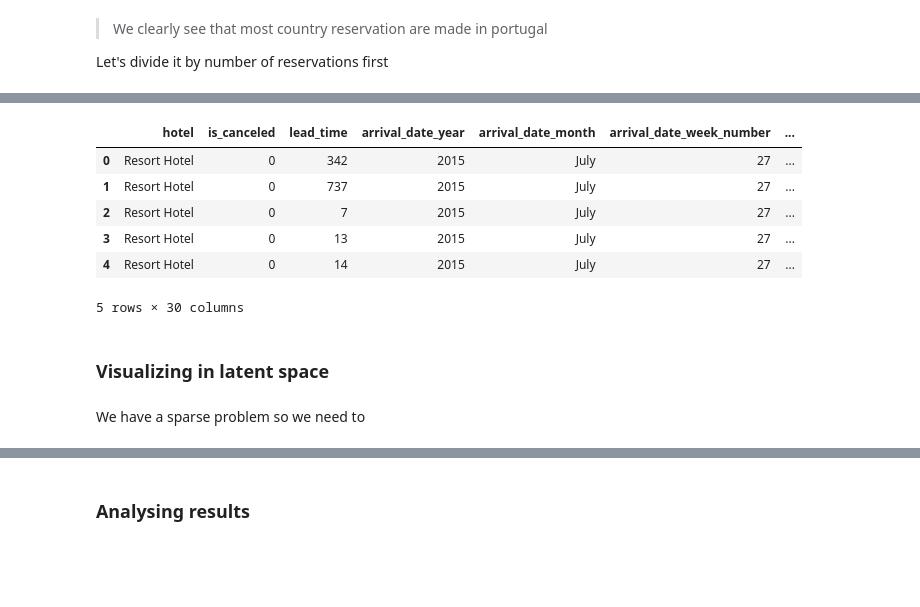
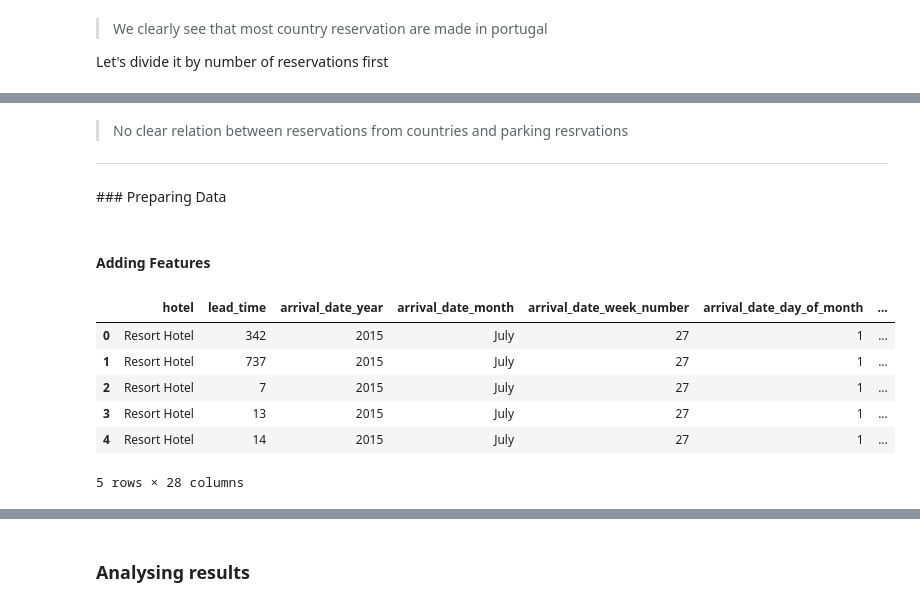
Before and after one commit to AmineDiro/Hotel-Bookings, a Jupyter notebook: TP2.ipynb, the cells around one changed output, grey strips where cells are left out. Saved outputs shown, nothing was run; the diff lists cells and outputs as text; code cells hidden in the pictures; blank space fills up the shorter version.

```diff
--- a/TP2.ipynb
+++ b/TP2.ipynb
@@ -611,19 +556,37 @@ df = data.copy()
+# %% [markdown]
+> No clear relation between reservations from countries and parking resrvations
+
+---
+# %% [markdown]
+### Preparing Data
+# %% [markdown]
+#### Adding Features
 # %%
+df = data.copy()
+
 def family(data):
     if ((data['adults'] > 0) & (data['children'] > 0)) or ((data['adults'] > 0) & (data['babies'] > 0)) :
         val = 1
     else:
         val = 0
     return val
 
-def deposit(data):
-    if ((data['deposit_type'] == 'No Deposit') | (data['deposit_type'] == 'Refundable')):
-        return 0
-    else:
-        return 1
+
 def feature(data):
     data["is_family"] = data.apply(family, axis = 1)
     data["total_customer"] = data["adults"] + data["children"] + data["babies"]
-    data["deposit_given"] = data.apply(deposit, axis=1)
     data["total_nights"] = data["stays_in_weekend_nights"]+ data["stays_in_week_nights"]
     return data
+
+df = feature(df)
+df = df.drop(columns = ['company','adults', 'babies', 'children', 'deposit_type', 'reservation_status_date','is_canceled'])
+
+df.head()
+# %% [output]
+|  | hotel | lead_time | arrival_date_year | arrival_date_month | arrival_date_week_number | arrival_date_day_of_month | ... |
+| 0 | Resort Hotel | 342 | 2015 | July | 27 | 1 | ... |
+| 1 | Resort Hotel | 737 | 2015 | July | 27 | 1 | ... |
+| 2 | Resort Hotel | 7 | 2015 | July | 27 | 1 | ... |
+| 3 | Resort Hotel | 13 | 2015 | July | 27 | 1 | ... |
+| 4 | Resort Hotel | 14 | 2015 | July | 27 | 1 | ... |
+5 rows × 28 columns
@@ -633,15 +592,0 @@ df = df.drop(columns = ['company','adults', 'babies', 'children', 'deposit_type'
-# %%
-df['required_car_parking_spaces']=df['required_car_parking_spaces'].apply(lambda x : 1 if x>0 else 0 )
-df.head()
-# %% [output]
-|  | hotel | is_canceled | lead_time | arrival_date_year | arrival_date_month | arrival_date_week_number | ... |
-| 0 | Resort Hotel | 0 | 342 | 2015 | July | 27 | ... |
-| 1 | Resort Hotel | 0 | 737 | 2015 | July | 27 | ... |
-| 2 | Resort Hotel | 0 | 7 | 2015 | July | 27 | ... |
-| 3 | Resort Hotel | 0 | 13 | 2015 | July | 27 | ... |
-| 4 | Resort Hotel | 0 | 14 | 2015 | July | 27 | ... |
-5 rows × 30 columns
-# %% [markdown]
-### Visualizing in latent space
-# %% [markdown]
-We have a sparse problem so we need to
```
Also changed, not shown: parts of 77 cells of this notebook, 2 other files.
